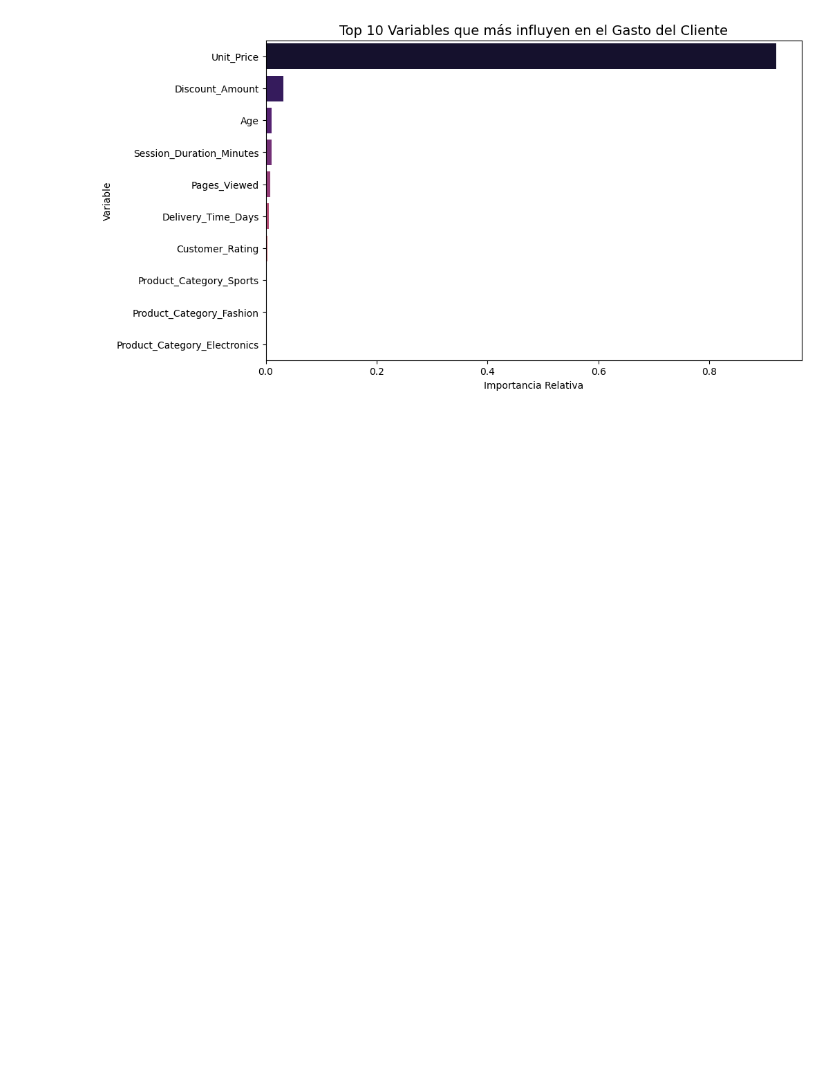
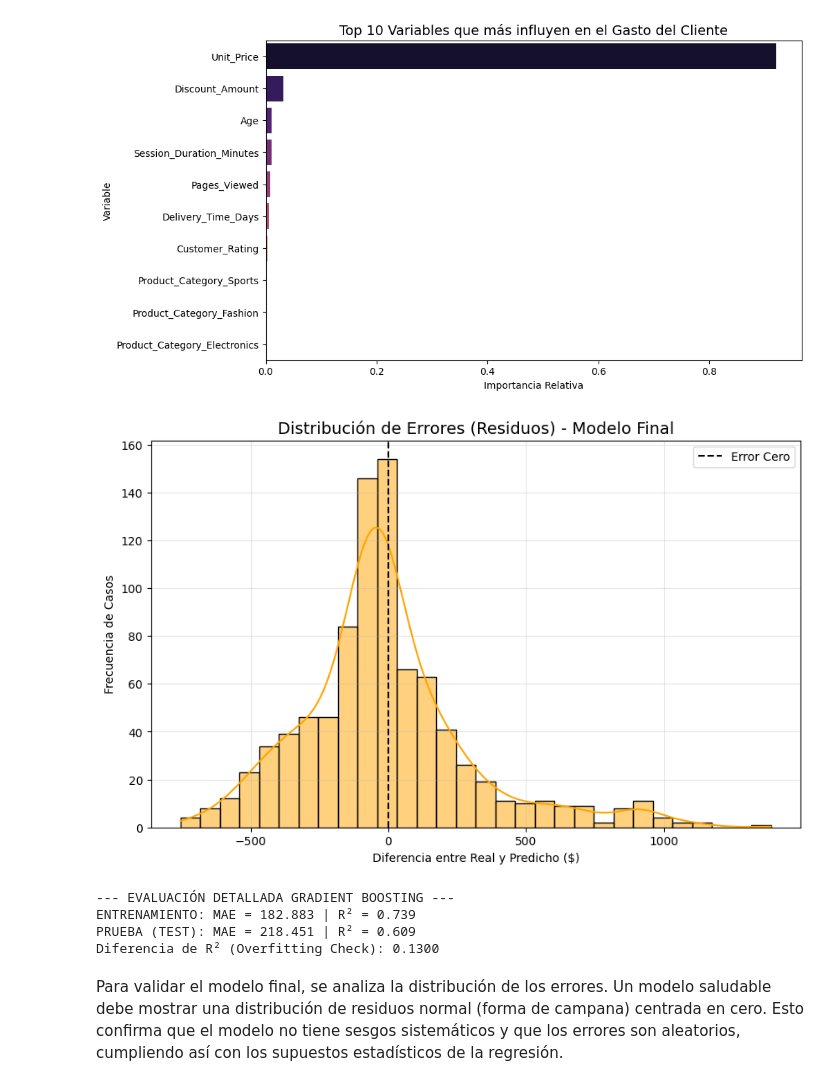
Before and after one commit to luisleonb/Proyecto_M6_ABP, a Jupyter notebook: Proyecto_M6_Luis_León.ipynb, the cells around one changed output. Drawn from its saved outputs; the diff is of its cells as text; code cells hidden in the pictures; blank space fills up the shorter version.

Commit message:
corrección de errores

```diff
--- a/Proyecto_M6_Luis_León.ipynb
+++ b/Proyecto_M6_Luis_León.ipynb
@@ -477,6 +477,54 @@ plt.savefig('feature_importance_gb.png')
 plt.show()
 # %% [output]
 [figure]
+# %%
+# --- HISTOGRAMA DE RESIDUOS ---
+# Calculamos los errores del modelo ganador (Gradient Boosting)
+y_pred_final = pipeline_gb.predict(X_test)
+residuos = y_test - y_pred_final
+
+plt.figure(figsize=(10, 6))
+sns.histplot(residuos, kde=True, color='orange', bins=30)
+
+# Línea en cero para verificar el sesgo
+plt.axvline(0, color='black', linestyle='--', label='Error Cero')
+
+plt.title('Distribución de Errores (Residuos) - Modelo Final', fontsize=14)
+plt.xlabel('Diferencia entre Real y Predicho ($)')
+plt.ylabel('Frecuencia de Casos')
+plt.legend()
+plt.grid(alpha=0.3)
+plt.savefig('residual_distribution_final.png')
+plt.show()
+# %% [output]
+[figure, added]
+# %%
+# 1. Realizar predicciones para ambos conjuntos
+y_train_pred_gb = pipeline_gb.predict(X_train)
+y_test_pred_gb = pipeline_gb.predict(X_test)
+
+# 2. Calcular métricas para Entrenamiento (Train)
+mae_train_gb = mean_absolute_error(y_train, y_train_pred_gb)
+r2_train_gb = r2_score(y_train, y_train_pred_gb)
+
+# 3. Calcular métricas para Prueba (Test)
+mae_test_gb = mean_absolute_error(y_test, y_test_pred_gb)
+r2_test_gb = r2_score(y_test, y_test_pred_gb)
+
+print("--- EVALUACIÓN DETALLADA GRADIENT BOOSTING ---")
+print(f"ENTRENAMIENTO: MAE = {mae_train_gb:.3f} | R² = {r2_train_gb:.3f}")
+print(f"PRUEBA (TEST): MAE = {mae_test_gb:.3f} | R² = {r2_test_gb:.3f}")
+
+# Comparación de consistencia
+brecha_r2 = r2_train_gb - r2_test_gb
+print(f"Diferencia de R² (Overfitting Check): {brecha_r2:.4f}")
+# %% [output]
+--- EVALUACIÓN DETALLADA GRADIENT BOOSTING ---
+ENTRENAMIENTO: MAE = 182.883 | R² = 0.739
+PRUEBA (TEST): MAE = 218.451 | R² = 0.609
+Diferencia de R² (Overfitting Check): 0.1300
+# %% [markdown]
+Para validar el modelo final, se analiza la distribución de los errores. Un modelo saludable debe mostrar una distribución de residuos normal (forma de campana) centrada en cero. Esto confirma que el modelo no tiene sesgos sistemáticos y que los errores son aleatorios, cumpliendo así con los supuestos estadísticos de la regresión.
 # %% [markdown]
 ##Conclusiones
 
```
Also changed, not shown: parts of 2 cells of this notebook.
